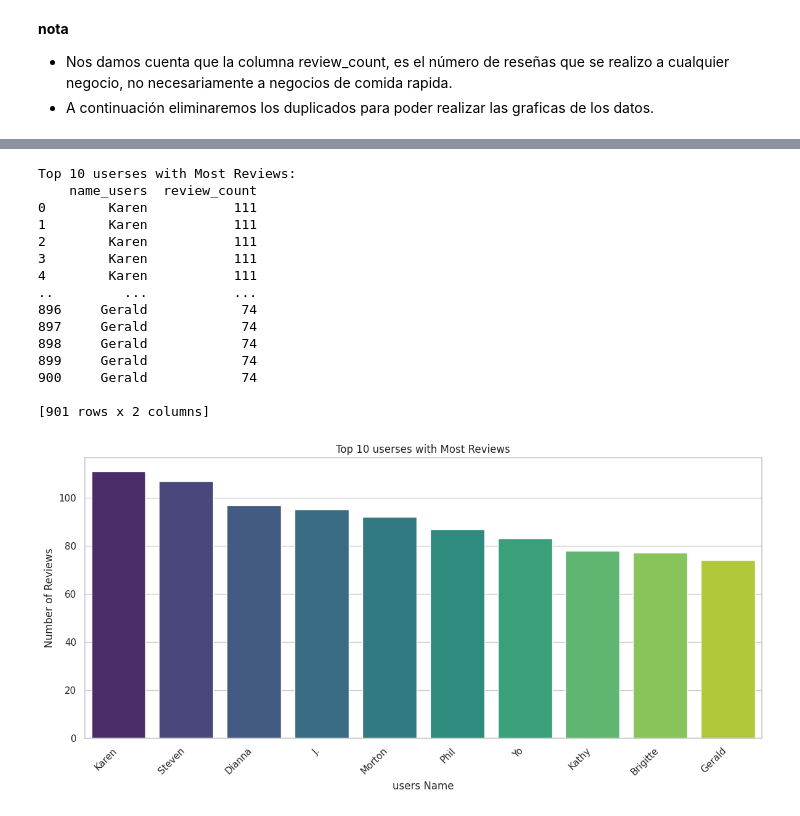
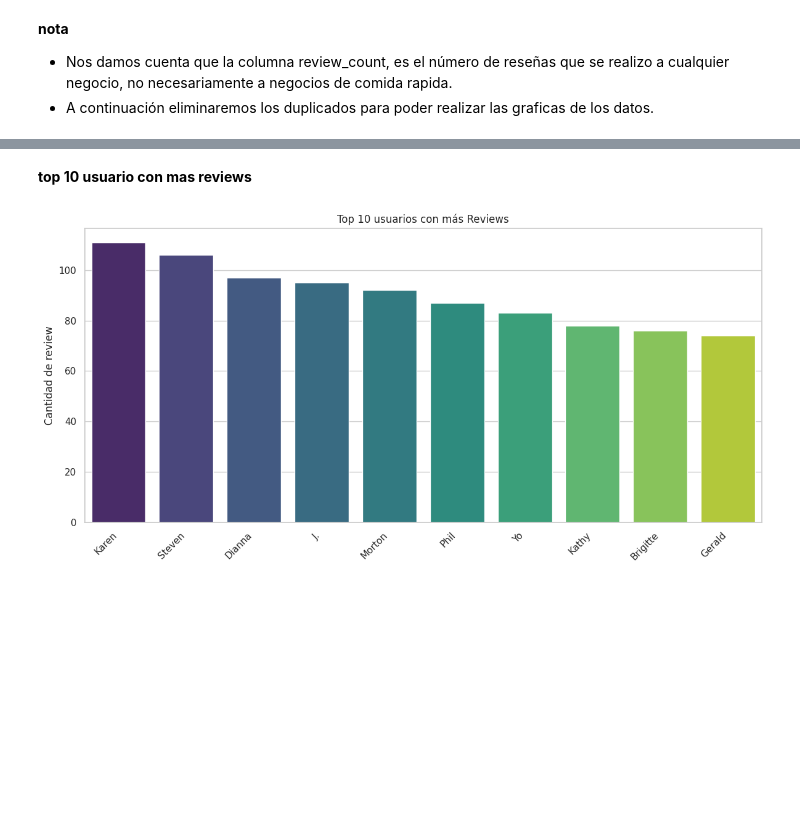
Before and after one commit to Marianopopov/Google_Yelp_Recommend, a Jupyter notebook: notebooks/EDA_Yelp/eda_yelp.ipynb, the cells around one changed output, grey strips where cells are left out. Cells and saved outputs as stored; diff of their text form; code cells hidden in the pictures; blank space fills up the shorter version.

```diff
--- a/notebooks/EDA_Yelp/eda_yelp.ipynb
+++ b/notebooks/EDA_Yelp/eda_yelp.ipynb
@@ -136,0 +130,28 @@ plt.show()
+# %%
+estados = {
+    'PA': 'Pennsylvania',
+    'TN': 'Tennessee',
+    'AZ': 'Arizona',
+    'IN': 'Indiana',
+    'FL': 'Florida',
+    'ID': 'Idaho',
+    'MO': 'Missouri',
+    'LA': 'Louisiana',
+    'NV': 'Nevada',
+    'AB': 'Alberta',
+    'NJ': 'New Jersey',
+    'CA': 'California',
+    'IL': 'Illinois',
+    'DE': 'Delaware',
+    'MI': 'Michigan',
+}
+
+data['state_name'] = data['state'].map(estados)
+
+plt.figure(figsize=(12, 6))
+sns.countplot(x='state_name', data=data)
+plt.title('Cantidad de reviews por Estado')
+plt.xlabel('Estado')
+plt.ylabel('Cantidad de reviews')
+plt.xticks(rotation=45, ha='right')
+plt.show()
@@ -253,46 +204,21 @@ Top 5 Users with Most Reviews:
+# %% [markdown]
+**top 10 usuario con mas reviews**
 # %%
-import pandas as pd
-import matplotlib.pyplot as plt
 
-# Assuming your dataset is stored in a variable 'data'
-# If your dataset is in a CSV file, you can load it using: df = pd.read_csv('your_dataset.csv')
-
-# Group by user_id and count the number of reviews for each users
 users_reviews = data.groupby('user_id')['review_id'].count().reset_index(name='review_count')
 
 top_userses = users_reviews.sort_values(by='review_count', ascending=False).head(10)
 
-# Merge with the original dataset to get the users names
 top_userses = pd.merge(top_userses, data[['user_id', 'name_users']], on='user_id', how='left')
 
-# Print the top 10 userses with names
-print("Top 10 userses with Most Reviews:")
-print(top_userses[['name_users', 'review_count']])
 
-# Set Seaborn style
 sns.set(style="whitegrid")
 
-# Create a bar graph using Seaborn
 plt.figure(figsize=(12, 6))
 bar_plot = sns.barplot(x='name_users', y='review_count', data=top_userses, palette="viridis")
-bar_plot.set(xlabel='users Name', ylabel='Number of Reviews', title='Top 10 userses with Most Reviews')
+bar_plot.set(xlabel='', ylabel='Cantidad de review', title='Top 10 usuarios con más Reviews')
 bar_plot.set_xticklabels(bar_plot.get_xticklabels(), rotation=45, horizontalalignment='right')
-plt.tight_layout()  # Adjust layout to prevent clipping of labels
+plt.tight_layout()
 plt.show()
 # %% [output]
-Top 10 userses with Most Reviews:
-    name_users  review_count
-0        Karen           111
-1        Karen           111
-2        Karen           111
-3        Karen           111
-4        Karen           111
-..         ...           ...
-896     Gerald            74
-897     Gerald            74
-898     Gerald            74
-899     Gerald            74
-900     Gerald            74
-
-[901 rows x 2 columns]
-[figure, old version]
+[figure, new version]
```
Also changed, not shown: parts of 31 cells of this notebook.
